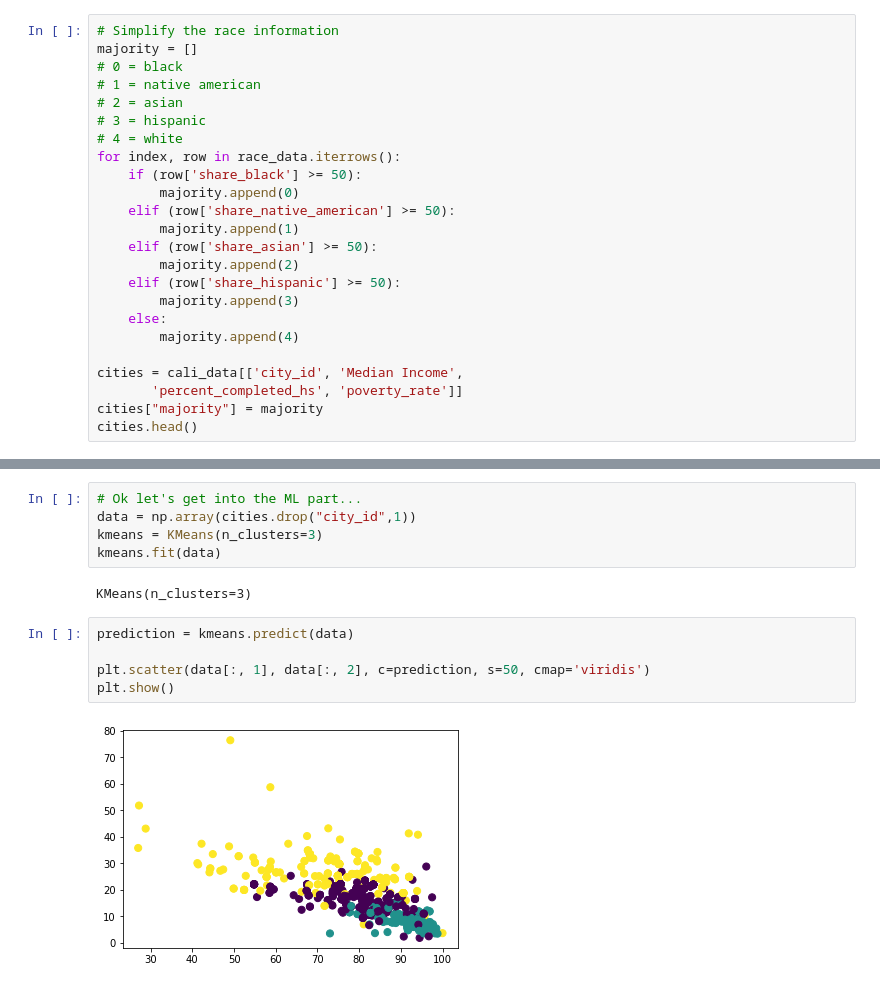
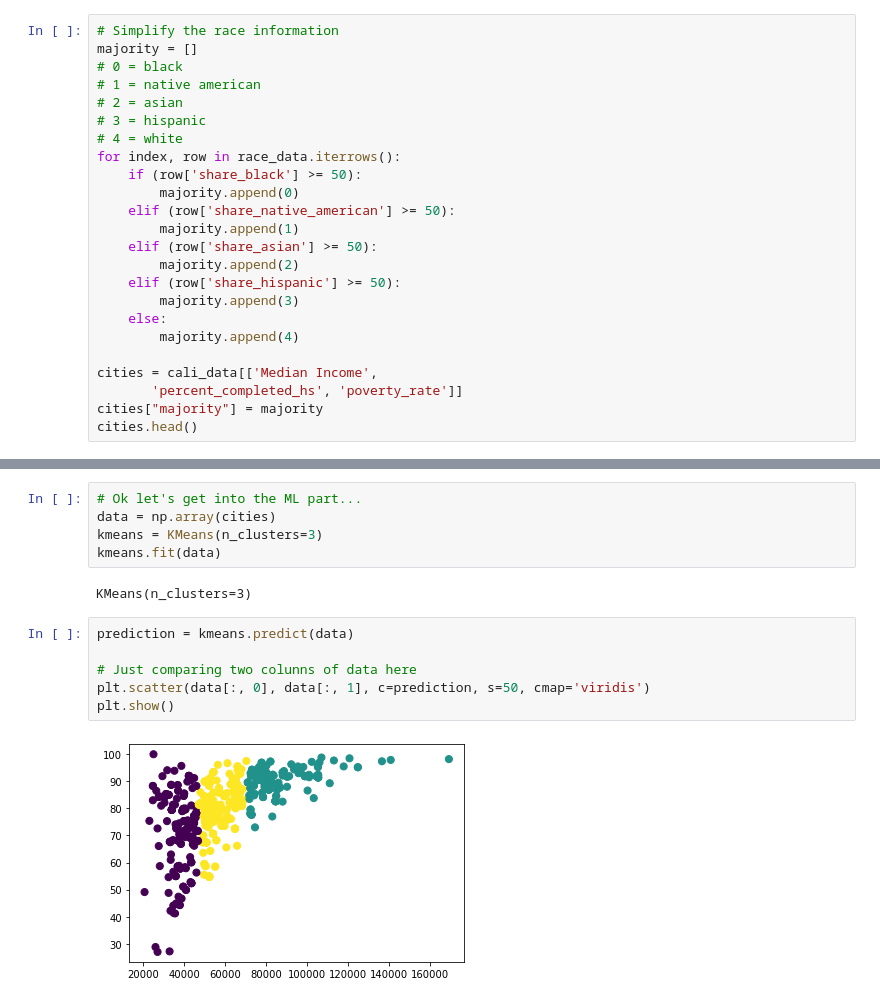
Before and after one commit to Blashford/Fatal-Shootings-By-Police, a Jupyter notebook: city_clustering.ipynb, the cells around one changed output, grey strips where cells are left out. Drawn from its saved outputs; the diff is of its cells as text.

```diff
--- a/city_clustering.ipynb
+++ b/city_clustering.ipynb
@@ -43,7 +45,7 @@ for index, row in race_data.iterrows():
     else:
         majority.append(4)
 
-cities = cali_data[['city_id', 'Median Income',
+cities = cali_data[['Median Income',
        'percent_completed_hs', 'poverty_rate']]
 cities["majority"] = majority
 cities.head()
@@ -67,7 +68,7 @@ majority                0
 dtype: int64
 # %%
 # Ok let's get into the ML part...
-data = np.array(cities.drop("city_id",1))
+data = np.array(cities)
 kmeans = KMeans(n_clusters=3)
 kmeans.fit(data)
 # %% [output]
@@ -75,7 +76,8 @@ KMeans(n_clusters=3)
 # %%
 prediction = kmeans.predict(data)
 
-plt.scatter(data[:, 1], data[:, 2], c=prediction, s=50, cmap='viridis')
+# Just comparing two colunns of data here
+plt.scatter(data[:, 0], data[:, 1], c=prediction, s=50, cmap='viridis')
 plt.show()
 # %% [output]
-[figure, old version]
+[figure, new version]
```
Also changed, not shown: parts of 9 cells of this notebook.
